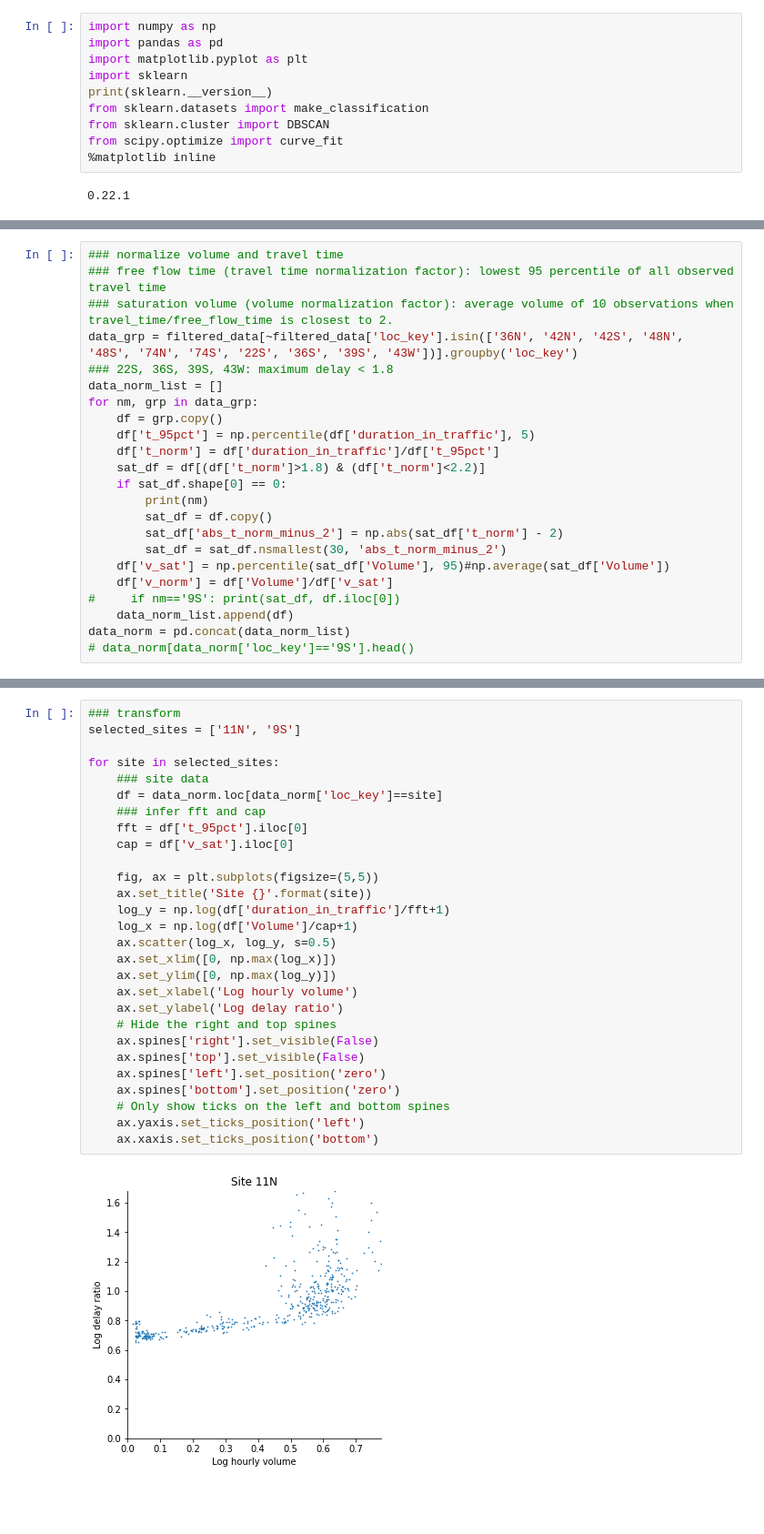
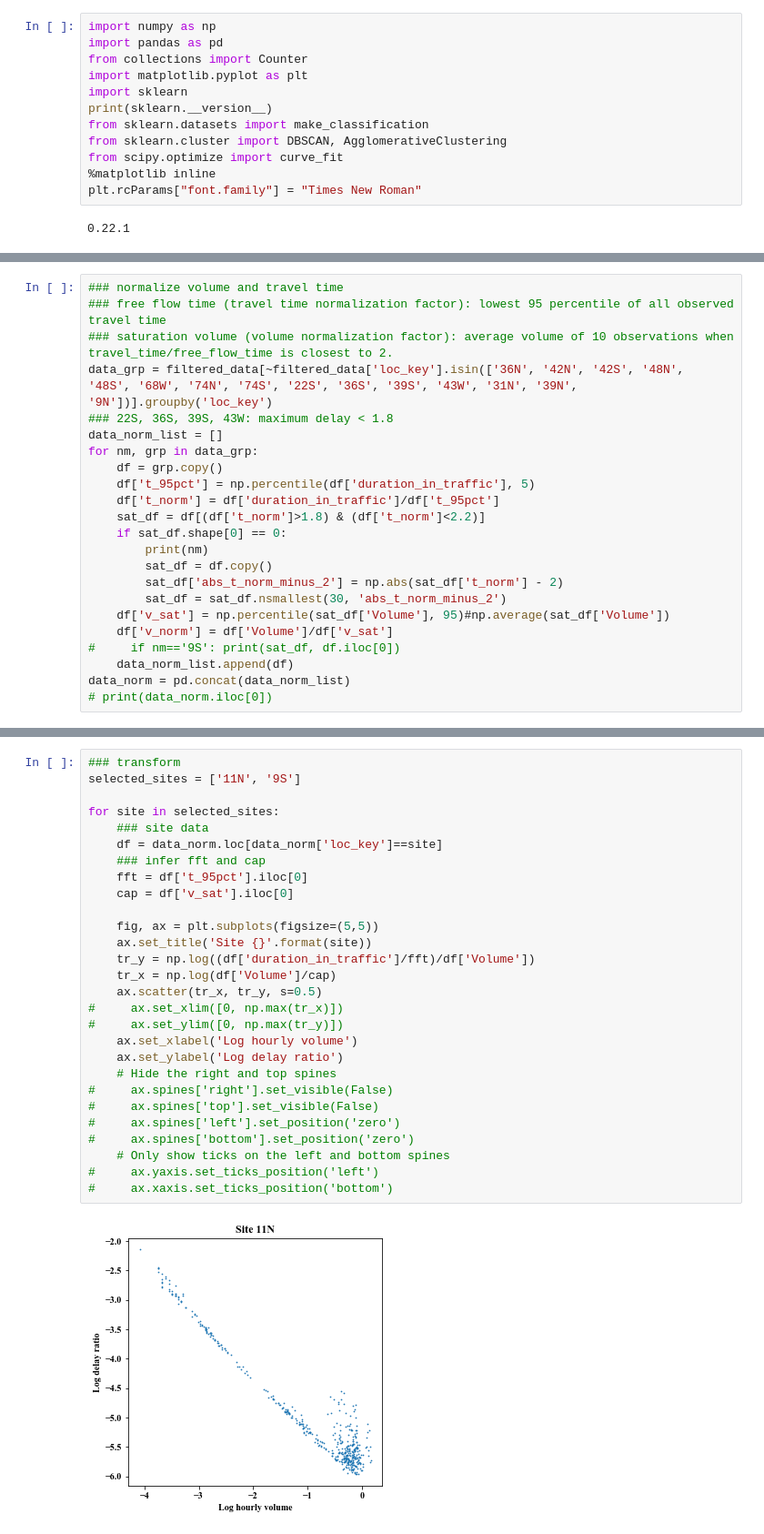
Before and after one commit to cb-cities/volume-delay-curves, a Jupyter notebook: src/merge_data.ipynb, the cells around one changed output, grey strips where cells are left out. Shown at 91% size. Saved outputs shown, nothing was run; the diff lists cells and outputs as text; blank space fills up the shorter version.

```diff
--- a/src/merge_data.ipynb
+++ b/src/merge_data.ipynb
@@ -1,12 +1,14 @@
 # %%
 import numpy as np
 import pandas as pd
+from collections import Counter
 import matplotlib.pyplot as plt
 import sklearn
 print(sklearn.__version__)
 from sklearn.datasets import make_classification
-from sklearn.cluster import DBSCAN
+from sklearn.cluster import DBSCAN, AgglomerativeClustering
 from scipy.optimize import curve_fit
 %matplotlib inline
+plt.rcParams["font.family"] = "Times New Roman"
 # %% [output]
 0.22.1
@@ -116,7 +146,7 @@ Data has 17745 points before removing outliers, 17712 after removing outliers
 ### normalize volume and travel time
 ### free flow time (travel time normalization factor): lowest 95 percentile of all observed travel time
 ### saturation volume (volume normalization factor): average volume of 10 observations when travel_time/free_flow_time is closest to 2.
-data_grp = filtered_data[~filtered_data['loc_key'].isin(['36N', '42N', '42S', '48N', '48S', '74N', '74S', '22S', '36S', '39S', '43W'])].groupby('loc_key')
+data_grp = filtered_data[~filtered_data['loc_key'].isin(['36N', '42N', '42S', '48N', '48S', '68W', '74N', '74S', '22S', '36S', '39S', '43W', '31N', '39N', '9N'])].groupby('loc_key')
 ### 22S, 36S, 39S, 43W: maximum delay < 1.8
 data_norm_list = []
 for nm, grp in data_grp:
@@ -134,4 +164,4 @@ for nm, grp in data_grp:
 #     if nm=='9S': print(sat_df, df.iloc[0])
     data_norm_list.append(df)
 data_norm = pd.concat(data_norm_list)
-# data_norm[data_norm['loc_key']=='9S'].head()
+# print(data_norm.iloc[0])
@@ -208,30 +350,30 @@ for site in selected_sites:
 # %%
 ### transform
 selected_sites = ['11N', '9S']
 
 for site in selected_sites:
     ### site data
     df = data_norm.loc[data_norm['loc_key']==site]
     ### infer fft and cap
     fft = df['t_95pct'].iloc[0]
     cap = df['v_sat'].iloc[0]
 
     fig, ax = plt.subplots(figsize=(5,5))
     ax.set_title('Site {}'.format(site))
-    log_y = np.log(df['duration_in_traffic']/fft+1)
-    log_x = np.log(df['Volume']/cap+1)
-    ax.scatter(log_x, log_y, s=0.5)
-    ax.set_xlim([0, np.max(log_x)])
-    ax.set_ylim([0, np.max(log_y)])
+    tr_y = np.log((df['duration_in_traffic']/fft)/df['Volume'])
+    tr_x = np.log(df['Volume']/cap)
+    ax.scatter(tr_x, tr_y, s=0.5)
+#     ax.set_xlim([0, np.max(tr_x)])
+#     ax.set_ylim([0, np.max(tr_y)])
     ax.set_xlabel('Log hourly volume')
     ax.set_ylabel('Log delay ratio')
     # Hide the right and top spines
-    ax.spines['right'].set_visible(False)
-    ax.spines['top'].set_visible(False)
-    ax.spines['left'].set_position('zero')
-    ax.spines['bottom'].set_position('zero')
+#     ax.spines['right'].set_visible(False)
+#     ax.spines['top'].set_visible(False)
+#     ax.spines['left'].set_position('zero')
+#     ax.spines['bottom'].set_position('zero')
     # Only show ticks on the left and bottom spines
-    ax.yaxis.set_ticks_position('left')
-    ax.xaxis.set_ticks_position('bottom')
+#     ax.yaxis.set_ticks_position('left')
+#     ax.xaxis.set_ticks_position('bottom')
 # %% [output]
-[figure, old version]
+[figure, new version]
```
Also changed, not shown: parts of 9 cells of this notebook, 8 other files.
